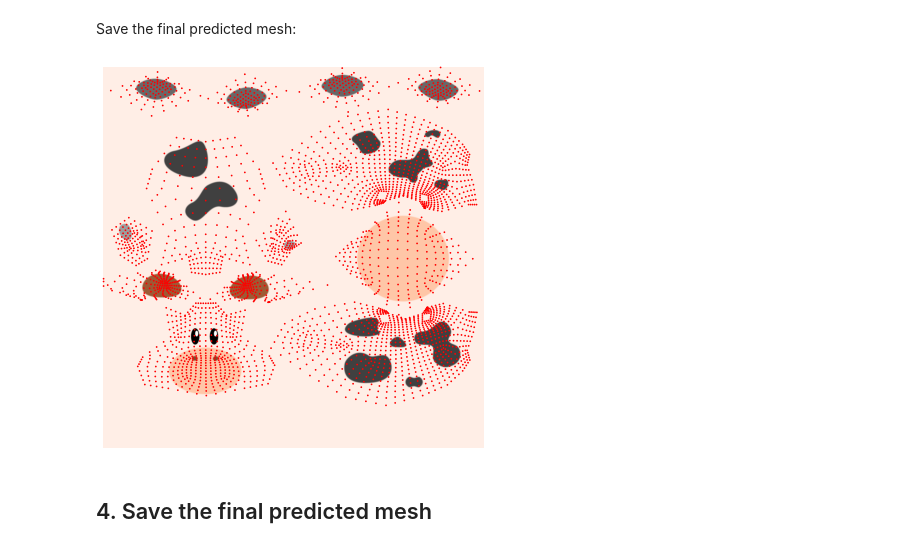
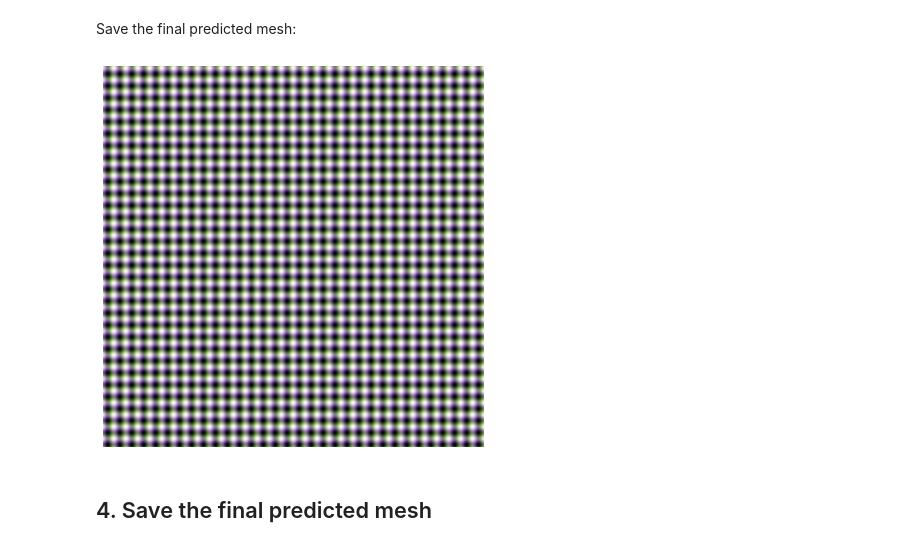
Before and after one commit to theycallmepeter/pytorch3d_PBR, a Jupyter notebook: docs/tutorials/fit_textured_mesh.ipynb, the cells around one changed output. Drawn from its saved outputs; the diff is of its cells as text; code cells hidden in the pictures.

```diff
--- a/docs/tutorials/fit_textured_mesh.ipynb
+++ b/docs/tutorials/fit_textured_mesh.ipynb
@@ -1300,15 +1341,15 @@ Save the final predicted mesh:
 # %%
 plt.figure(figsize=(7,7))
 from pytorch3d.vis.texture_vis import texturesuv_image_matplotlib
 
-texture_image=src_mesh.textures.maps_padded()
-texturesuv_image_matplotlib(mesh.textures, subsample=None)
+texture_image=src_mesh.normalmaps.maps_padded()
+# texturesuv_image_matplotlib(mesh.textures, subsample=None)
 # print(src_mesh.textures.maps_padded().shape, new_src_mesh.textures.maps_padded().shape)
 # print(texture_image.shape)
-# plt.imshow(texture_image.squeeze().cpu().detach())
+plt.imshow(texture_image.squeeze().cpu().detach())
 plt.axis("off");
 # %% [output]
-[figure, old version]
+[figure, new version]
 # %% [markdown]
 ## 4. Save the final predicted mesh
 # %%
```
Also changed, not shown: parts of 13 cells of this notebook.
